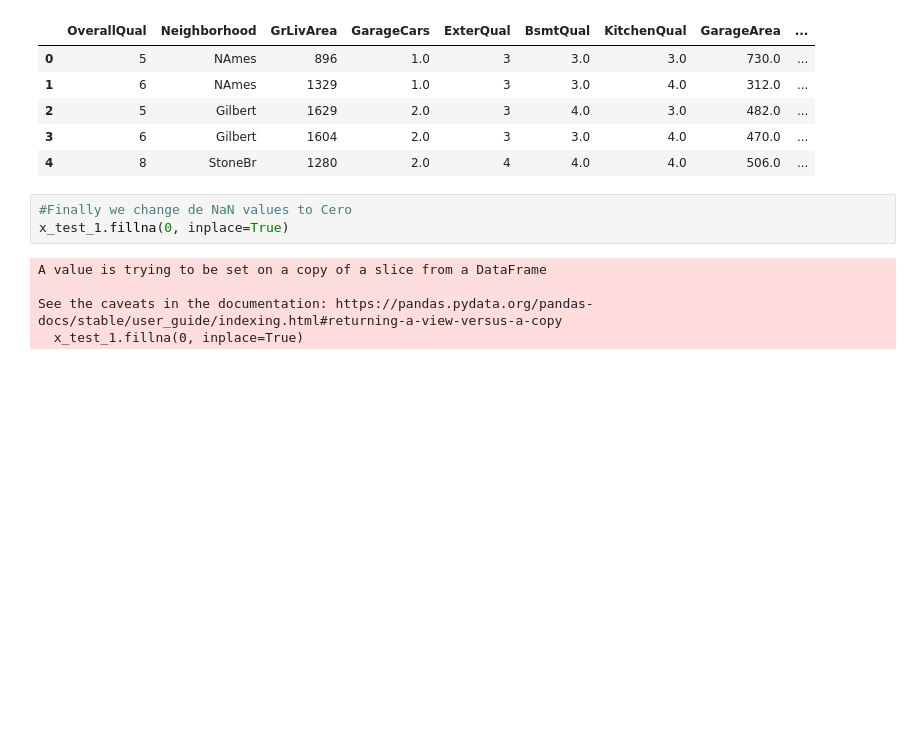
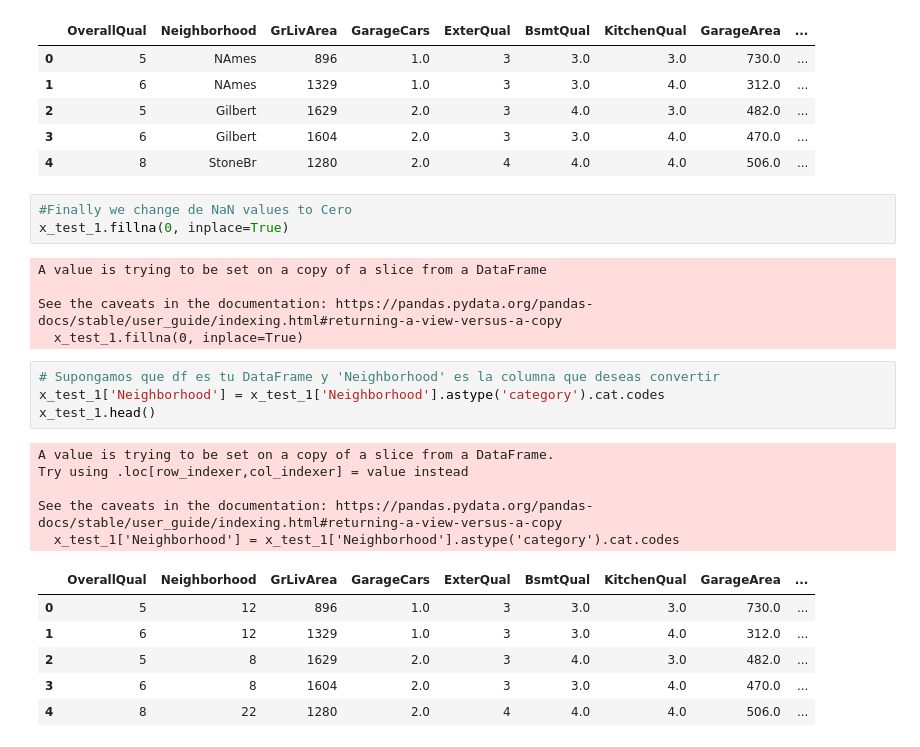
Before and after one commit to SantiagoRPinedo/HousePricesCompetition, a Jupyter notebook: house-prices-eda.ipynb, the cells around one changed output. Cells and saved outputs as stored; diff of their text form; blank space fills up the shorter version.

```diff
--- a/house-prices-eda.ipynb
+++ b/house-prices-eda.ipynb
@@ -595,3 +589,19 @@ A value is trying to be set on a copy of a slice from a DataFrame
 
 See the caveats in the documentation: https://pandas.pydata.org/pandas-docs/stable/user_guide/indexing.html#returning-a-view-versus-a-copy
   x_test_1.fillna(0, inplace=True)
+# %%
+# Supongamos que df es tu DataFrame y 'Neighborhood' es la columna que deseas convertir
+x_test_1['Neighborhood'] = x_test_1['Neighborhood'].astype('category').cat.codes
+x_test_1.head()
+# %% [output]
+A value is trying to be set on a copy of a slice from a DataFrame.
+Try using .loc[row_indexer,col_indexer] = value instead
+
+See the caveats in the documentation: https://pandas.pydata.org/pandas-docs/stable/user_guide/indexing.html#returning-a-view-versus-a-copy
+  x_test_1['Neighborhood'] = x_test_1['Neighborhood'].astype('category').cat.codes
+|  | OverallQual | Neighborhood | GrLivArea | GarageCars | ExterQual | BsmtQual | KitchenQual | GarageArea | ... |
+| 0 | 5 | 12 | 896 | 1.0 | 3 | 3.0 | 3.0 | 730.0 | ... |
+| 1 | 6 | 12 | 1329 | 1.0 | 3 | 3.0 | 4.0 | 312.0 | ... |
+| 2 | 5 | 8 | 1629 | 2.0 | 3 | 4.0 | 3.0 | 482.0 | ... |
+| 3 | 6 | 8 | 1604 | 2.0 | 3 | 3.0 | 4.0 | 470.0 | ... |
+| 4 | 8 | 22 | 1280 | 2.0 | 4 | 4.0 | 4.0 | 506.0 | ... |
```
Also changed, not shown: parts of 20 cells of this notebook.
